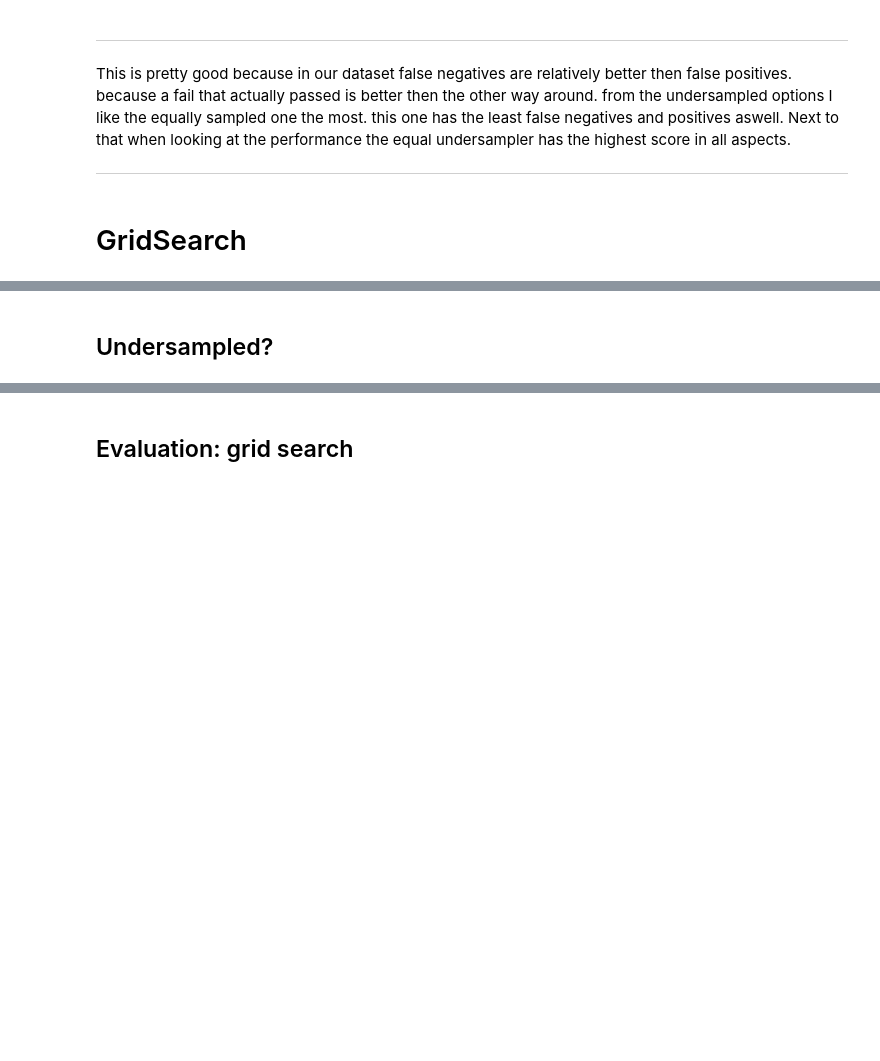
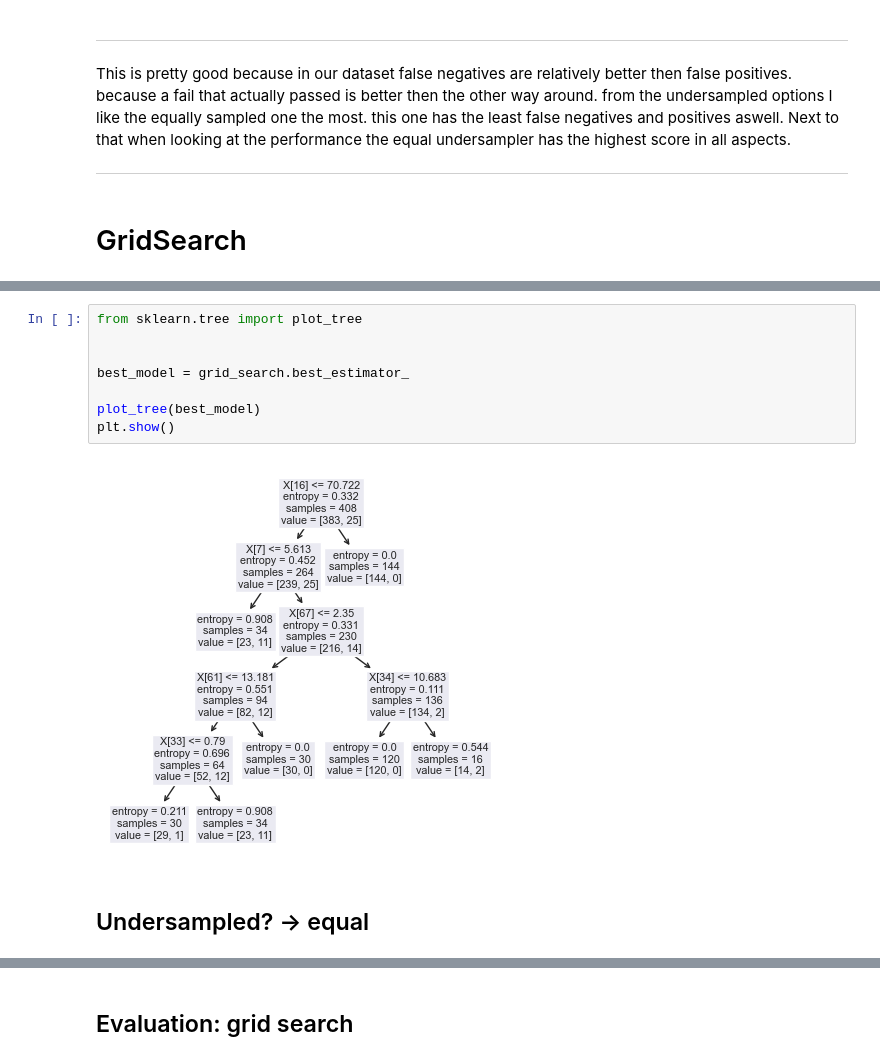
Before and after one commit to alexxtodea/DataAnalytics, a Jupyter notebook: MiniProject/Naamloos.ipynb, the cells around one changed output, grey strips where cells are left out. Cells and saved outputs as stored; diff of their text form; blank space fills up the shorter version.

```diff
--- a/MiniProject/Naamloos.ipynb
+++ b/MiniProject/Naamloos.ipynb
@@ -669,7 +675,17 @@ print(best_score)
 {'criterion': 'entropy', 'min_samples_leaf': 4, 'min_samples_split': 54}
 0.9387232761216501
+# %%
+from sklearn.tree import plot_tree
+
+
+best_model = grid_search.best_estimator_
+
+plot_tree(best_model)
+plt.show()
+# %% [output]
+[figure, added]
 # %% [markdown]
-## Undersampled?
+## Undersampled? -> equal
 # %%
 # Define the parameter grid
 param_grid =  {    'criterion': ['gini', 'entropy'],
```
Also changed, not shown: parts of 11 cells of this notebook, 2 other files.
